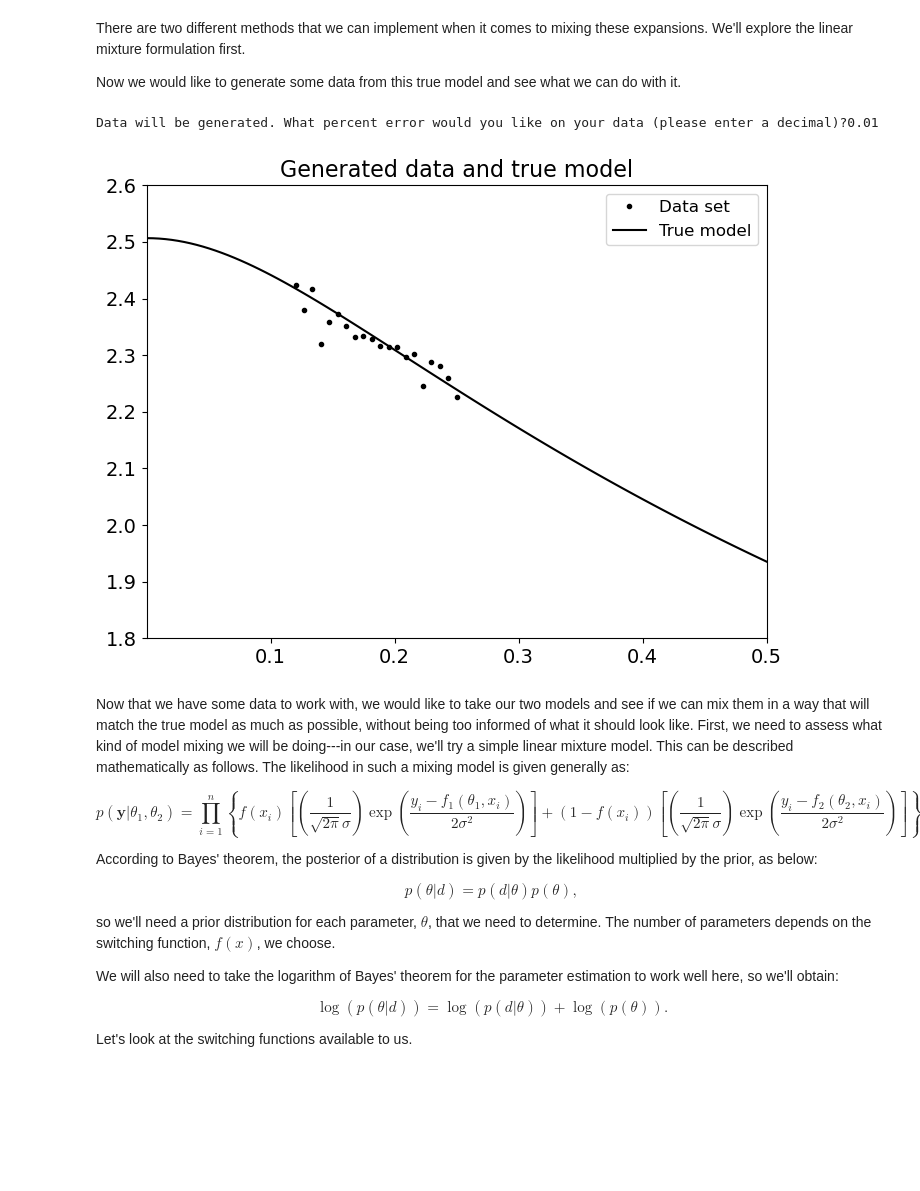
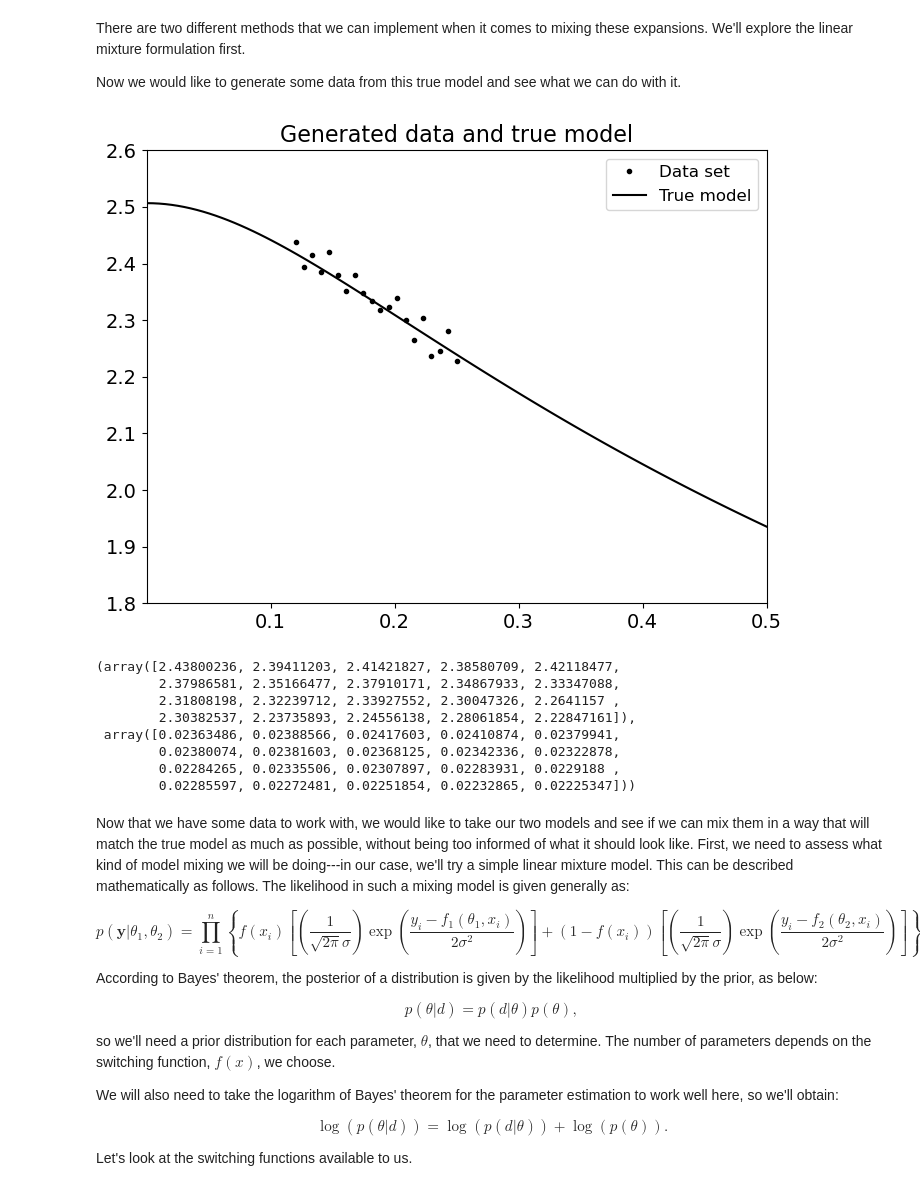
Before and after one commit to asemposki/SAMBA, a Jupyter notebook: Interactive_BMM_Sandbox.ipynb, the cells around one changed output. Drawn from its saved outputs; the diff is of its cells as text; code cells hidden in the pictures; blank space fills up the shorter version.

```diff
--- a/Interactive_BMM_Sandbox.ipynb
+++ b/Interactive_BMM_Sandbox.ipynb
@@ -130,13 +130,31 @@ Because this is a toy model, we can calculate the true model (the partition func
 There are two different methods that we can implement when it comes to mixing these expansions. We'll explore the linear mixture formulation first.
 
 Now we would like to generate some data from this true model and see what we can do with it.
-# %%
-g_data = np.linspace(0.12, 0.25, 20)
-
-data, sigma = new.add_data(g, g_data)
-# %% [output]
-Data will be generated. What percent error would you like on your data (please enter a decimal)?0.01
-[figure, removed]
+# %%
+g_data = np.linspace(0.12, 0.25, 20)
+
+#seed the data and sigma for now
+data = np.array([2.43800236, 2.39411203, 2.41421827, 2.38580709, 2.42118477, 2.37986581, \
+                 2.35166477, 2.37910171, 2.34867933, 2.33347088, 2.31808198, 2.32239712, \
+                 2.33927552, 2.30047326, 2.2641157, 2.30382537, 2.23735893, 2.24556138, \
+                 2.28061854, 2.22847161])
+
+sigma = np.array([0.02363486, 0.02388566, 0.02417603, 0.02410874, 0.02379941, \
+                  0.02380074, 0.02381603, 0.02368125, 0.02342336, 0.02322878, \
+                  0.02284265, 0.02335506, 0.02307897, 0.02283931, 0.0229188 , \
+                  0.02285597, 0.02272481, 0.02251854, 0.02232865, 0.02225347])
+
+new.add_data(g, g_data, data, sigma)
+# %% [output]
+[figure, added]
+(array([2.43800236, 2.39411203, 2.41421827, 2.38580709, 2.42118477,
+        2.37986581, 2.35166477, 2.37910171, 2.34867933, 2.33347088,
+        2.31808198, 2.32239712, 2.33927552, 2.30047326, 2.2641157 ,
+        2.30382537, 2.23735893, 2.24556138, 2.28061854, 2.22847161]),
+ array([0.02363486, 0.02388566, 0.02417603, 0.02410874, 0.02379941,
+        0.02380074, 0.02381603, 0.02368125, 0.02342336, 0.02322878,
+        0.02284265, 0.02335506, 0.02307897, 0.02283931, 0.0229188 ,
+        0.02285597, 0.02272481, 0.02251854, 0.02232865, 0.02225347]))
 # %% [markdown]
 Now that we have some data to work with, we would like to take our two models and see if we can mix them in a way that will match the true model as much as possible, without being too informed of what it should look like. First, we need to assess what kind of model mixing we will be doing---in our case, we'll try a simple linear mixture model. This can be described mathematically as follows. The likelihood in such a mixing model is given generally as:
 
```
Also changed, not shown: parts of 9 cells of this notebook, 1 other file.
